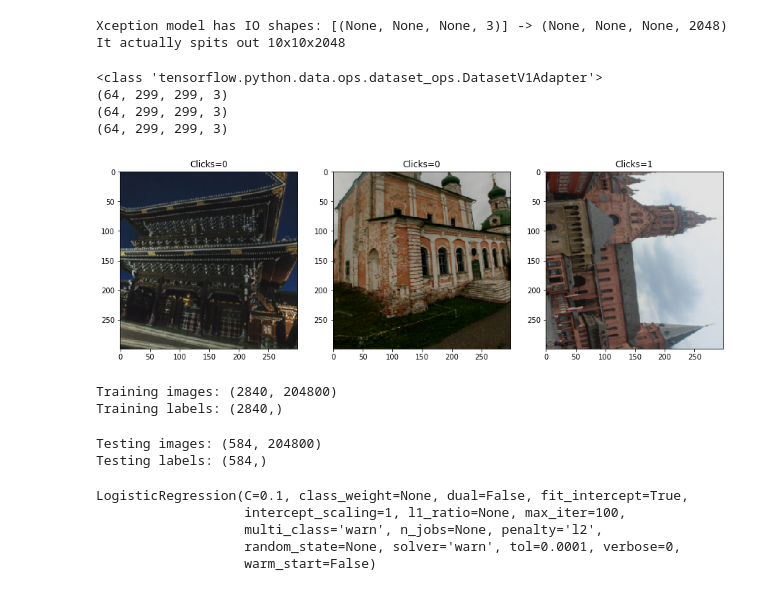
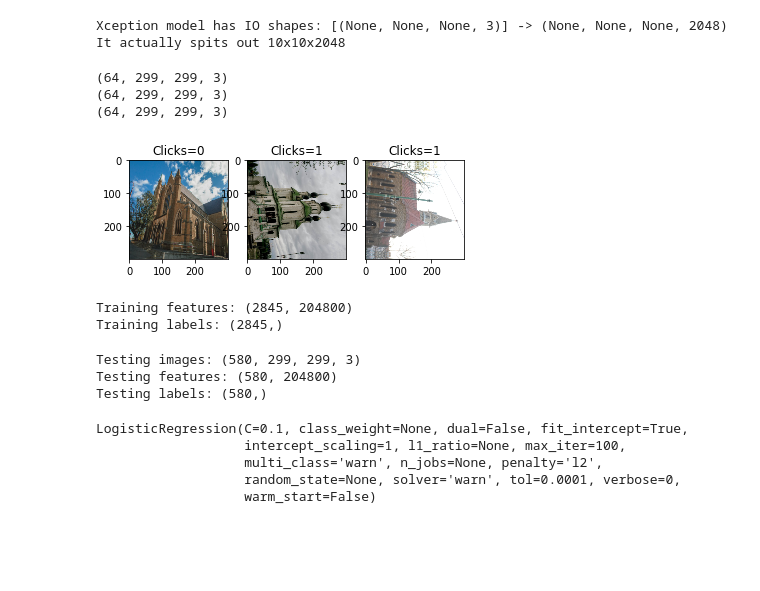
Before and after one commit to etotheipi/church_temple_classify, a Jupyter notebook: rotation_correction.ipynb, the cells around one changed output. Cells and saved outputs as stored; diff of their text form; code cells hidden in the pictures; blank space fills up the shorter version.

```diff
--- a/rotation_correction.ipynb
+++ b/rotation_correction.ipynb
@@ -58,7 +55,7 @@ def input_generator_train_rotation(all_train_info, file_map, img_size, preproc_f
     def out_generator():
         total_ct = sum([len(file_map[c]) for c in file_map.keys()])
         for i in range(total_ct):
-            img_path = all_train_info.sample_filename()
+            img_path, country_idx = all_train_info.sample_filename('train')
             img = ImageUtilities.load_image(img_path, preproc_func)
             #img = cv2.resize(img, img_size)
             img = ImageUtilities.augment_image(img, resize_to=img_size)
@@ -134,7 +131,8 @@ def load_all_images_all_rotations(file_map, img_size=IMG_ROTATE_SIZE):
 train_folder = 'train_fixed_rotation' # manually-corrected images
 # %%
 train_info = TrainDataInfo(train_folder)
-train_spl, test_spl = train_info.traintest_splits[0]
+train_spl = train_info.traintest_splits[1]['train']
+test_spl  = train_info.traintest_splits[1]['test']
 # %%
 test_imgs, test_labels = load_all_images_all_rotations(test_spl)
 num_test = int(test_imgs.shape[0] / 4)
@@ -285,51 +283,54 @@ train_ds = generator_to_dataset(igen, xcept_input_shape_3d, batch_size=batch_siz
 for batch in train_ds.take(3):
     print(batch[0].shape)
 # %% [output]
-<class 'tensorflow.python.data.ops.dataset_ops.DatasetV1Adapter'>
 (64, 299, 299, 3)
 (64, 299, 299, 3)
 (64, 299, 299, 3)
 # %%
-fig, axs = plt.subplots(1,3, figsize=(15,5))
+fig, axs = plt.subplots(1,3)
 unpreproc = lambda x: x / 2.0 + 0.5
 for i in range(3):
     idx = np.random.choice(batch_size)
     axs[i].imshow(unpreproc(batch[0][idx, :, :, :].numpy()))
     axs[i].set_title(f'Clicks={np.argmax(batch[1][idx])}')
 # %% [output]
-[figure, old version]
+[figure, new version]
 # %%
 # Extract features from TRAINING images using Xception network
 fex_in, ans_out = [], []
 for batch in train_ds.repeat(5):
     img_batch, ans_batch = batch
     n_samples = img_batch.shape[0]
-    fex_in.append(fex_model.predict_on_batch(img_batch).reshape([n_samples, -1]))
+    fex_in.append(fex_model.predict_on_batch(img_batch).numpy().reshape([n_samples, -1]))
     ans_out.append(ans_batch.numpy())
 
 # Concatenate all outputs (inputs and output), collapse output to integer labels for LogReg
 xcept_train_features = np.concatenate(fex_in, axis=0)
 xcept_train_labels = np.argmax(np.concatenate(ans_out, axis=0), axis=1)
-print(f'Training images: {xcept_train_features.shape}')
+print(f'Training features: {xcept_train_features.shape}')
 print(f'Training labels: {xcept_train_labels.shape}')
 # %% [output]
-Training images: (2840, 204800)
-Training labels: (2840,)
+Training features: (2845, 204800)
+Training labels: (2845,)
 # %%
 # Extract features from TESTING images using Xception network
 test_ds = create_test_dataset(test_spl, xcept_input_shape_3d, xcept_preproc, batch_size=64)
-fex_in, ans_out = [], []
+disp_imgs, fex_in, ans_out = [], [], []
 for batch in test_ds:
     img_batch, ans_batch = batch
     n_samples = img_batch.shape[0]
-    fex_in.append(fex_model.predict_on_batch(img_batch).reshape([n_samples, -1]))
+    disp_imgs.append(img_batch)
+    fex_in.append(fex_model.predict_on_batch(img_batch).numpy().reshape([n_samples, -1]))
     ans_out.append(ans_batch.numpy())
 
+xcept_test_imgs = np.concatenate(disp_imgs, axis=0)
 xcept_test_features = np.concatenate(fex_in, axis=0)
 xcept_test_labels = np.argmax(np.concatenate(ans_out, axis=0), axis=1)
-print(f'Testing images: {xcept_test_features.shape}')
+print(f'Testing images: {xcept_test_imgs.shape}')
+print(f'Testing features: {xcept_test_features.shape}')
 print(f'Testing labels: {xcept_test_labels.shape}')
 # %% [output]
-Testing images: (584, 204800)
-Testing labels: (584,)
+Testing images: (580, 299, 299, 3)
+Testing features: (580, 204800)
+Testing labels: (580,)
 # %%
```
Also changed, not shown: parts of 18 cells of this notebook, 7 other files.
